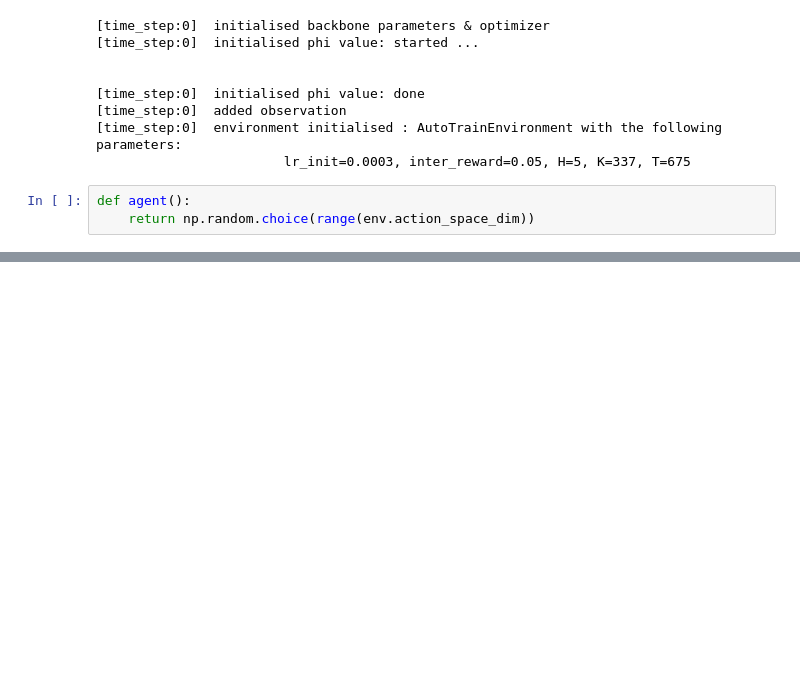
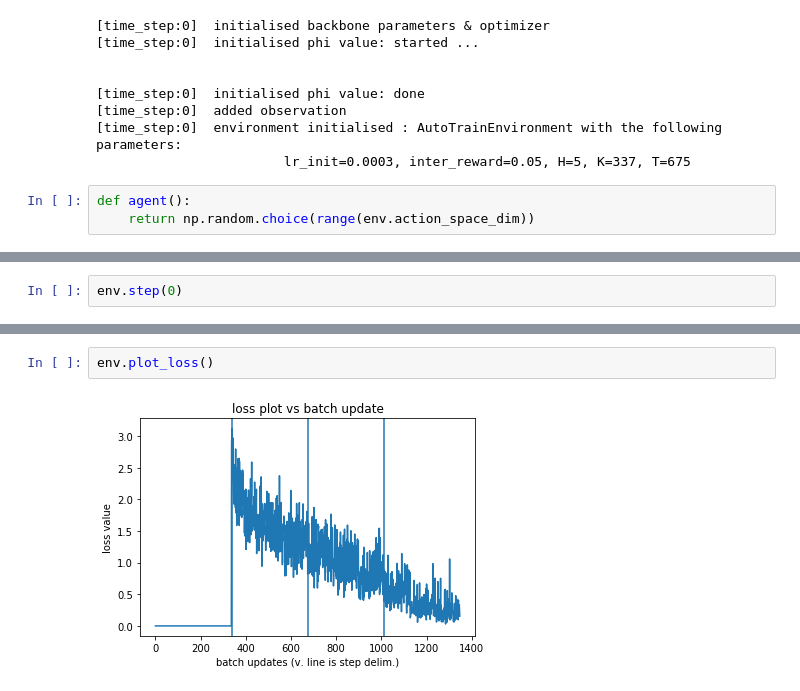
Before and after one commit to broadinstitute/AutoTrain, a Jupyter notebook: experiments/EnvTesting.ipynb, the cells around one changed output, grey strips where cells are left out. Drawn from its saved outputs; the diff is of its cells as text; blank space fills up the shorter version.

```diff
--- a/experiments/EnvTesting.ipynb
+++ b/experiments/EnvTesting.ipynb
@@ -510,0 +236,2 @@ train called, loss_vec:  [2.6716814  1.89849043 1.46394598 1.46715999 1.51975882
+# %%
+env.step(0)
@@ -510,0 +258,4 @@ train called, loss_vec:  [2.6716814  1.89849043 1.46394598 1.46715999 1.51975882
+# %%
+env.plot_loss()
+# %% [output]
+[figure, added]
```
Also changed, not shown: parts of 18 cells of this notebook, 2 other files.
